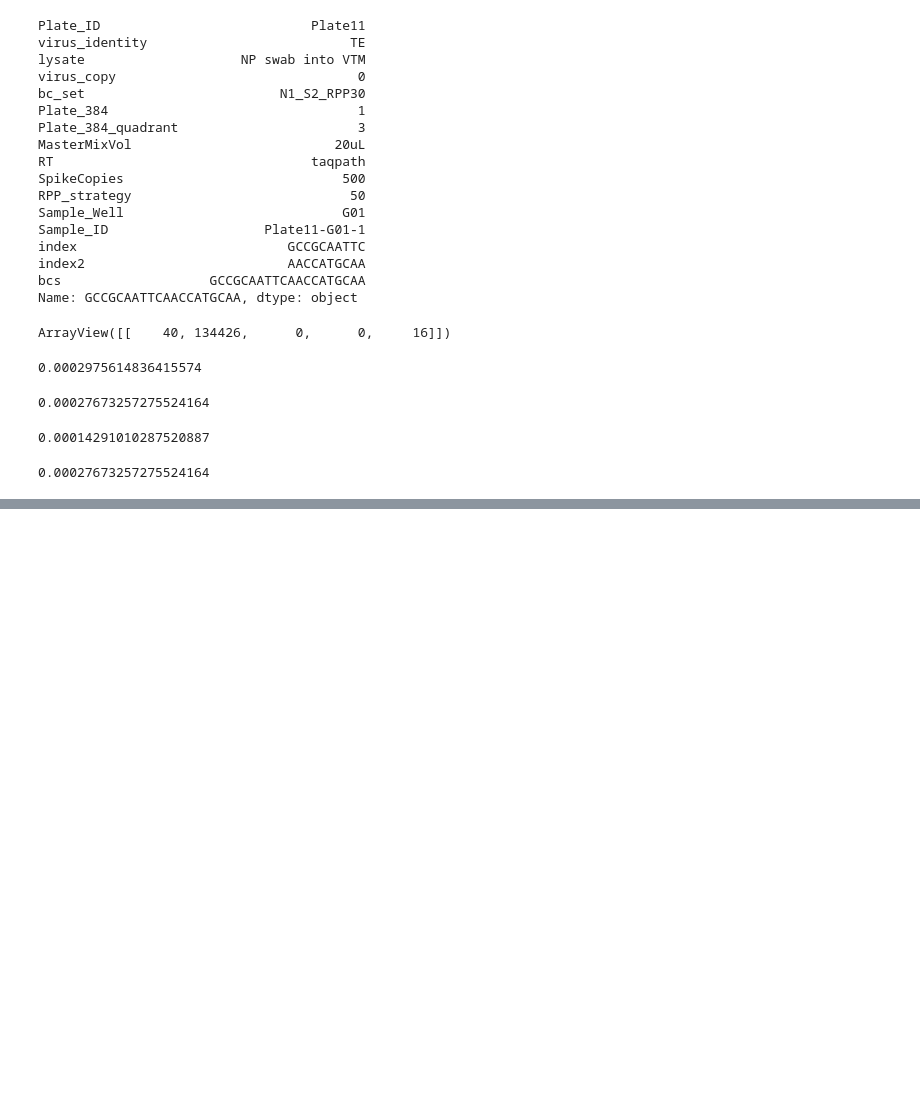
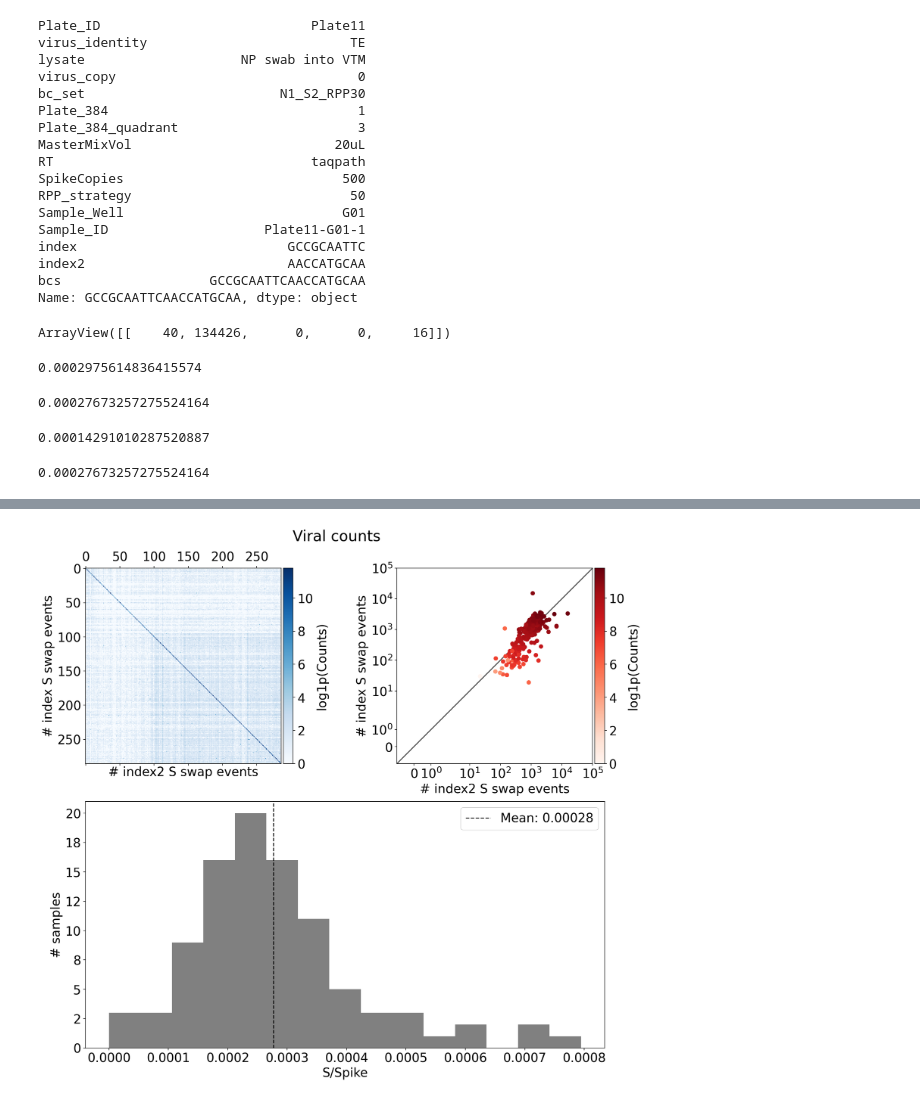
Before and after one commit to joshsbloom/swabseq, a Jupyter notebook: kb/notebooks/barcode_swapping.ipynb, the cells around one changed output, grey strips where cells are left out. Cells and saved outputs as stored; diff of their text form; code cells hidden in the pictures; blank space fills up the shorter version.

Commit message:
paper figure

```diff
--- a/kb/notebooks/barcode_swapping.ipynb
+++ b/kb/notebooks/barcode_swapping.ipynb
@@ -1120,0 +1127,98 @@ d.mean()
+# %%
+# plotting functions
+def fmt(s, pos):
+  x = int(s)
+  return f"{x:,.0f}"
+
+def cbar(sc, loc):
+  divider = make_axes_locatable(loc)
+  cax = divider.append_axes('right', size='5%', pad=0.05)
+
+  fig.colorbar(sc, cax=cax, orientation='vertical', format=mpl.ticker.FuncFormatter(fmt), label="log1p(Counts)")
+  return
+# %%
+fig = plt.figure(figsize=(15,15))
+fig.subplots_adjust(hspace=0.05, wspace=0.5)
+
+fig.suptitle("Viral counts", y=0.9)
+
+gs = gridspec.GridSpec(ncols=2, nrows=2, figure=fig)
+###
+# Data
+
+diag = np.diag(conf[0])[dir_mask]
+
+off_0 = conf[0].sum(axis=0)[dir_mask] - diag
+off_1 = conf[0].sum(axis=1)[dir_mask] - diag
+
+mat = np.log1p(conf[0][dir_mask,:][:,dir_mask])
+
+###
+loc = fig.add_subplot(gs[0, 0])
+
+submat = mat[~isr_mask,:][:,~isr_mask]
+
+im = loc.matshow(submat, cmap='Blues')
+kwd = {
+    "xlabel": "# index2 S swap events",
+    "ylabel": "# index S swap events"
+    }
+
+loc.set(**kwd)
+cbar(im, loc)
+
+###
+loc = fig.add_subplot(gs[0, 1])
+kwd = {
+    "xscale": "symlog",
+    "yscale": "symlog",
+    "xlim": (-1, 1e5),
+    "ylim": (-1, 1e5),
+    "xlabel": "# index2 S swap events",
+    "ylabel": "# index S swap events"
+}
+
+well_total = np.log1p(diag[~isr_mask])
+
+x = off_0[~isr_mask]
+y = off_1[~isr_mask]
+
+sc = loc.scatter(x, y, c=well_total, cmap="Reds")
+
+kwd.update({
+    "xlabel": "# index2 S swap events",
+    "ylabel": "# index S swap events"
+    })
+loc.set(**kwd)
+
+yex(loc)
+cbar(sc, loc)
+
+###
+loc = fig.add_subplot(gs[1,:])
+
+x = nd(ndata.X[ndata.obs.eval("virus_copy == 'Negative Patient' and Plate_ID == 'Plate14'").values].astype(int)[:,0])
+y = nd(ndata.X[ndata.obs.eval("virus_copy == 'Negative Patient' and Plate_ID == 'Plate14'").values].astype(int)[:,1])
+
+d = x/y.astype(float)
+
+mean = d.mean()
+
+loc.axvline(x=mean, color="k", linestyle="--", label=f"Mean: {mean:,.5f}")
+loc.hist(d, bins=15, color="grey")
+
+
+
+kwd = {
+    "ylabel": "# samples",
+    "xlabel": "S/Spike"
+}
+
+loc.set(**kwd)
+loc.yaxis.set_major_formatter(mpl.ticker.StrMethodFormatter('{x:,.0f}'))
+
+loc.legend()
+fig.savefig("./barcode_swapping.png",bbox_inches='tight', dpi=300)
+fig.show()
+# %% [output]
+[figure, added]
```
Also changed, not shown: parts of 4 cells of this notebook.
